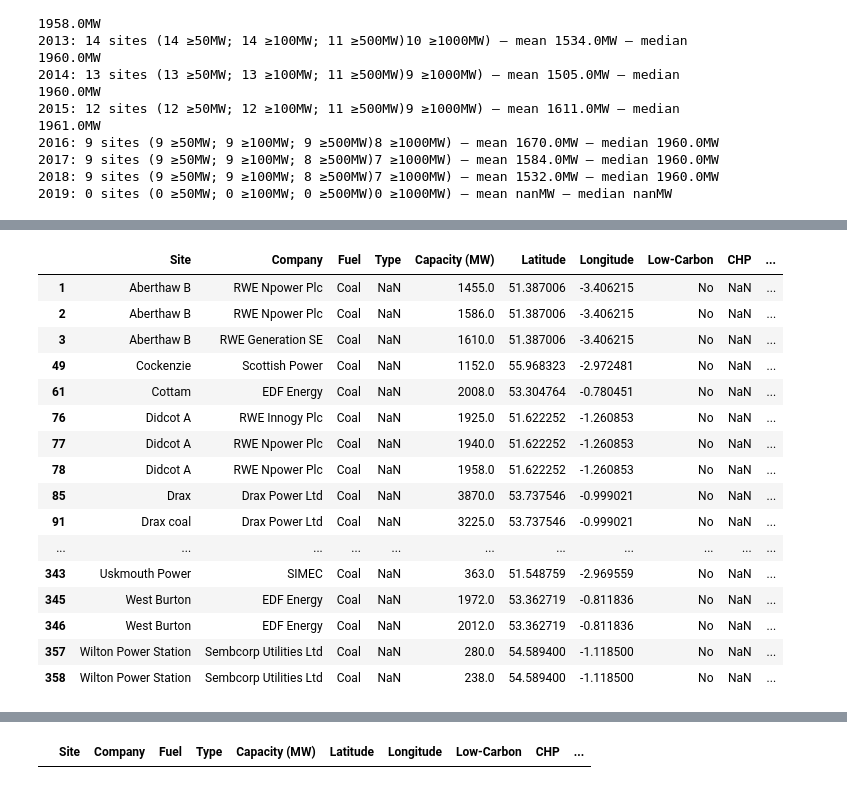
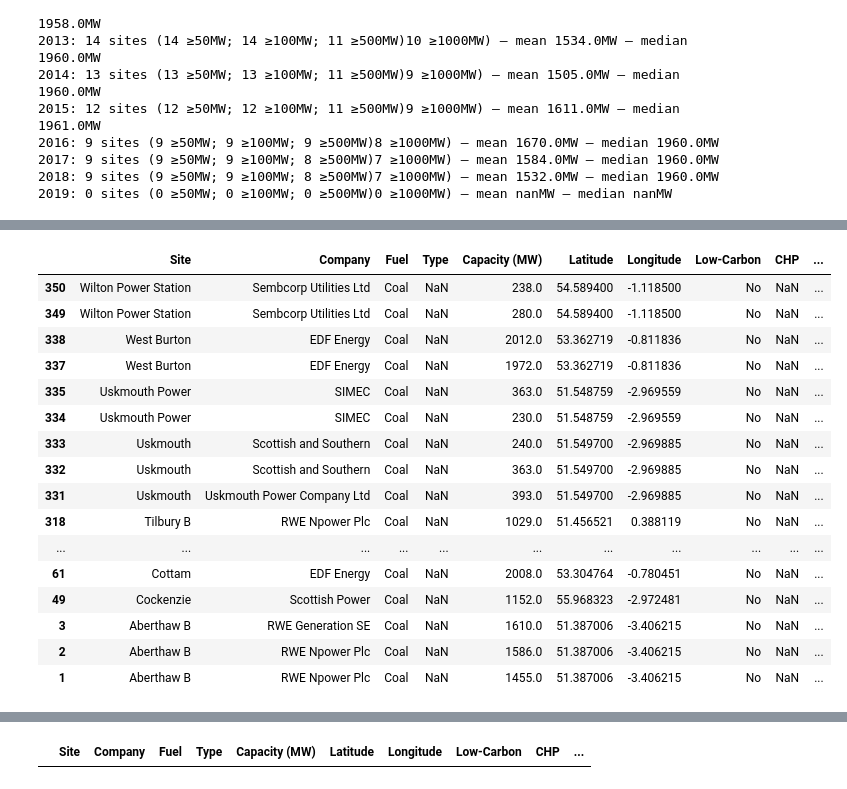
Before and after one commit to DrSimEvans/uk-electricity-map, a Jupyter notebook: UK-map-combined.ipynb, the cells around one changed output, grey strips where cells are left out. Saved outputs shown, nothing was run; the diff lists cells and outputs as text; code cells hidden in the pictures.

```diff
--- a/UK-map-combined.ipynb
+++ b/UK-map-combined.ipynb
@@ -44,3 +60,6 @@ re = pd.read_csv('renewable.csv', encoding='utf-8', lineterminator='\n')
 # https://www.freemaptools.com/download-uk-postcode-lat-lng.htm
 
 fits = pd.read_csv('fits.csv', encoding='utf-8', lineterminator='\n')
+fits = fits[fits.Site!='Unknown']
+
+fits.head()
@@ -95,3 +130,7 @@ storage = storage[[
 
 chp = pd.read_csv(
     'chp.csv', encoding='utf-8', lineterminator='\n')
+
+chp.rename(columns={'lat':'Latitude','long':'Longitude'},inplace=True)
+
+chp.head()
@@ -329,20 +431,20 @@ Coal
 # %%
-uk[uk.Fuel=='Coal']
+uk[uk.Fuel=='Coal'].sort_values(['Site'],ascending=False)
 # %% [output]
 |  | Site | Company | Fuel | Type | Capacity (MW) | Latitude | Longitude | Low-Carbon | CHP | ... |
+| 350 | Wilton Power Station | Sembcorp Utilities Ltd | Coal | NaN | 238.0 | 54.589400 | -1.118500 | No | NaN | ... |
+| 349 | Wilton Power Station | Sembcorp Utilities Ltd | Coal | NaN | 280.0 | 54.589400 | -1.118500 | No | NaN | ... |
+| 338 | West Burton | EDF Energy | Coal | NaN | 2012.0 | 53.362719 | -0.811836 | No | NaN | ... |
+| 337 | West Burton | EDF Energy | Coal | NaN | 1972.0 | 53.362719 | -0.811836 | No | NaN | ... |
+| 335 | Uskmouth Power | SIMEC | Coal | NaN | 363.0 | 51.548759 | -2.969559 | No | NaN | ... |
+| 334 | Uskmouth Power | SIMEC | Coal | NaN | 230.0 | 51.548759 | -2.969559 | No | NaN | ... |
+| 333 | Uskmouth | Scottish and Southern | Coal | NaN | 240.0 | 51.549700 | -2.969885 | No | NaN | ... |
+| 332 | Uskmouth | Scottish and Southern | Coal | NaN | 363.0 | 51.549700 | -2.969885 | No | NaN | ... |
+| 331 | Uskmouth | Uskmouth Power Company Ltd | Coal | NaN | 393.0 | 51.549700 | -2.969885 | No | NaN | ... |
+| 318 | Tilbury B | RWE Npower Plc | Coal | NaN | 1029.0 | 51.456521 | 0.388119 | No | NaN | ... |
+| ... | ... | ... | ... | ... | ... | ... | ... | ... | ... | ... |
+| 61 | Cottam | EDF Energy | Coal | NaN | 2008.0 | 53.304764 | -0.780451 | No | NaN | ... |
+| 49 | Cockenzie | Scottish Power | Coal | NaN | 1152.0 | 55.968323 | -2.972481 | No | NaN | ... |
+| 3 | Aberthaw B | RWE Generation SE | Coal | NaN | 1610.0 | 51.387006 | -3.406215 | No | NaN | ... |
+| 2 | Aberthaw B | RWE Npower Plc | Coal | NaN | 1586.0 | 51.387006 | -3.406215 | No | NaN | ... |
 | 1 | Aberthaw B | RWE Npower Plc | Coal | NaN | 1455.0 | 51.387006 | -3.406215 | No | NaN | ... |
-| 2 | Aberthaw B | RWE Npower Plc | Coal | NaN | 1586.0 | 51.387006 | -3.406215 | No | NaN | ... |
-| 3 | Aberthaw B | RWE Generation SE | Coal | NaN | 1610.0 | 51.387006 | -3.406215 | No | NaN | ... |
-| 49 | Cockenzie | Scottish Power | Coal | NaN | 1152.0 | 55.968323 | -2.972481 | No | NaN | ... |
-| 61 | Cottam | EDF Energy | Coal | NaN | 2008.0 | 53.304764 | -0.780451 | No | NaN | ... |
-| 76 | Didcot A | RWE Innogy Plc | Coal | NaN | 1925.0 | 51.622252 | -1.260853 | No | NaN | ... |
-| 77 | Didcot A | RWE Npower Plc | Coal | NaN | 1940.0 | 51.622252 | -1.260853 | No | NaN | ... |
-| 78 | Didcot A | RWE Npower Plc | Coal | NaN | 1958.0 | 51.622252 | -1.260853 | No | NaN | ... |
-| 85 | Drax | Drax Power Ltd | Coal | NaN | 3870.0 | 53.737546 | -0.999021 | No | NaN | ... |
-| 91 | Drax coal | Drax Power Ltd | Coal | NaN | 3225.0 | 53.737546 | -0.999021 | No | NaN | ... |
-| ... | ... | ... | ... | ... | ... | ... | ... | ... | ... | ... |
-| 343 | Uskmouth Power | SIMEC | Coal | NaN | 363.0 | 51.548759 | -2.969559 | No | NaN | ... |
-| 345 | West Burton | EDF Energy | Coal | NaN | 1972.0 | 53.362719 | -0.811836 | No | NaN | ... |
-| 346 | West Burton | EDF Energy | Coal | NaN | 2012.0 | 53.362719 | -0.811836 | No | NaN | ... |
-| 357 | Wilton Power Station | Sembcorp Utilities Ltd | Coal | NaN | 280.0 | 54.589400 | -1.118500 | No | NaN | ... |
-| 358 | Wilton Power Station | Sembcorp Utilities Ltd | Coal | NaN | 238.0 | 54.589400 | -1.118500 | No | NaN | ... |
```
Also changed, not shown: parts of 12 cells of this notebook, 4 other files.
